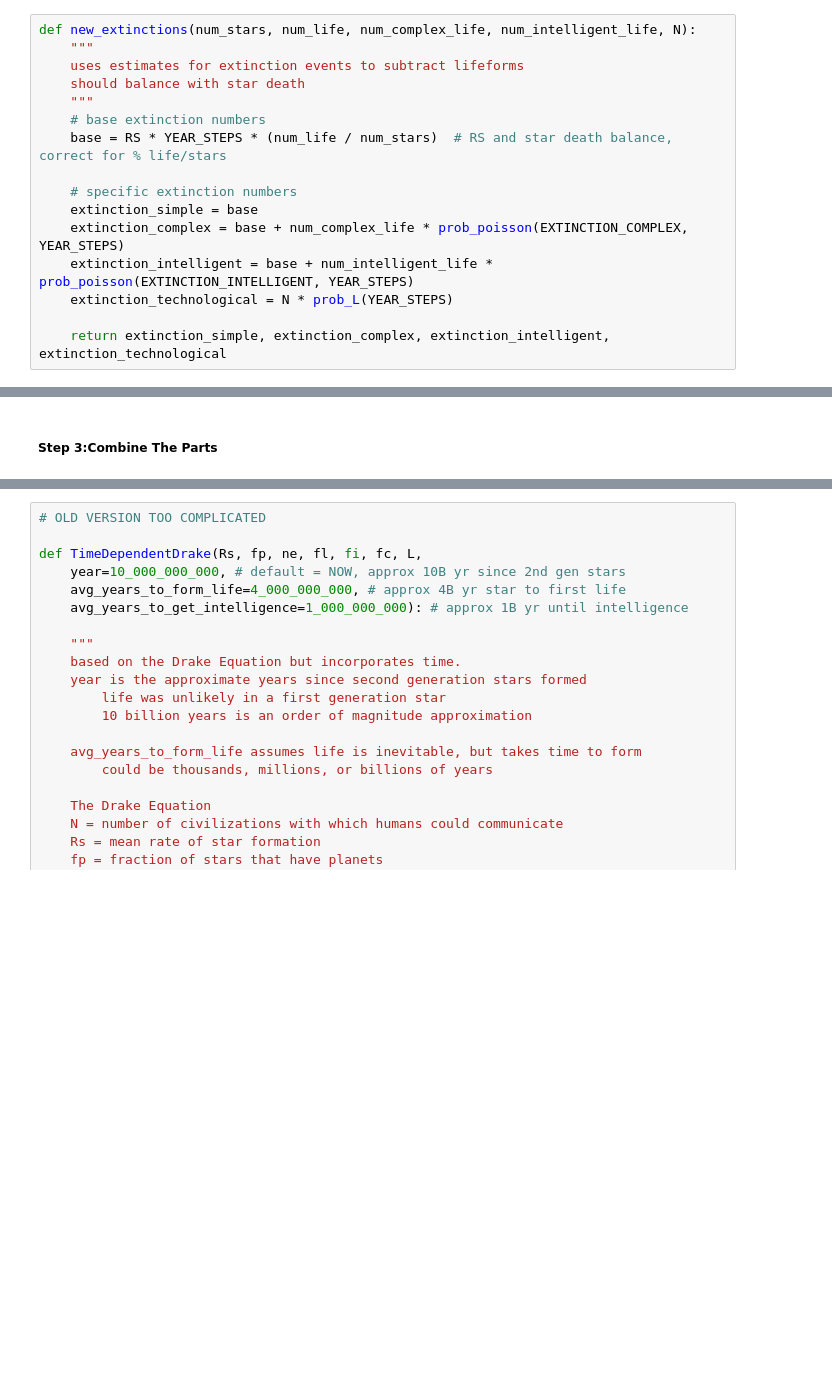
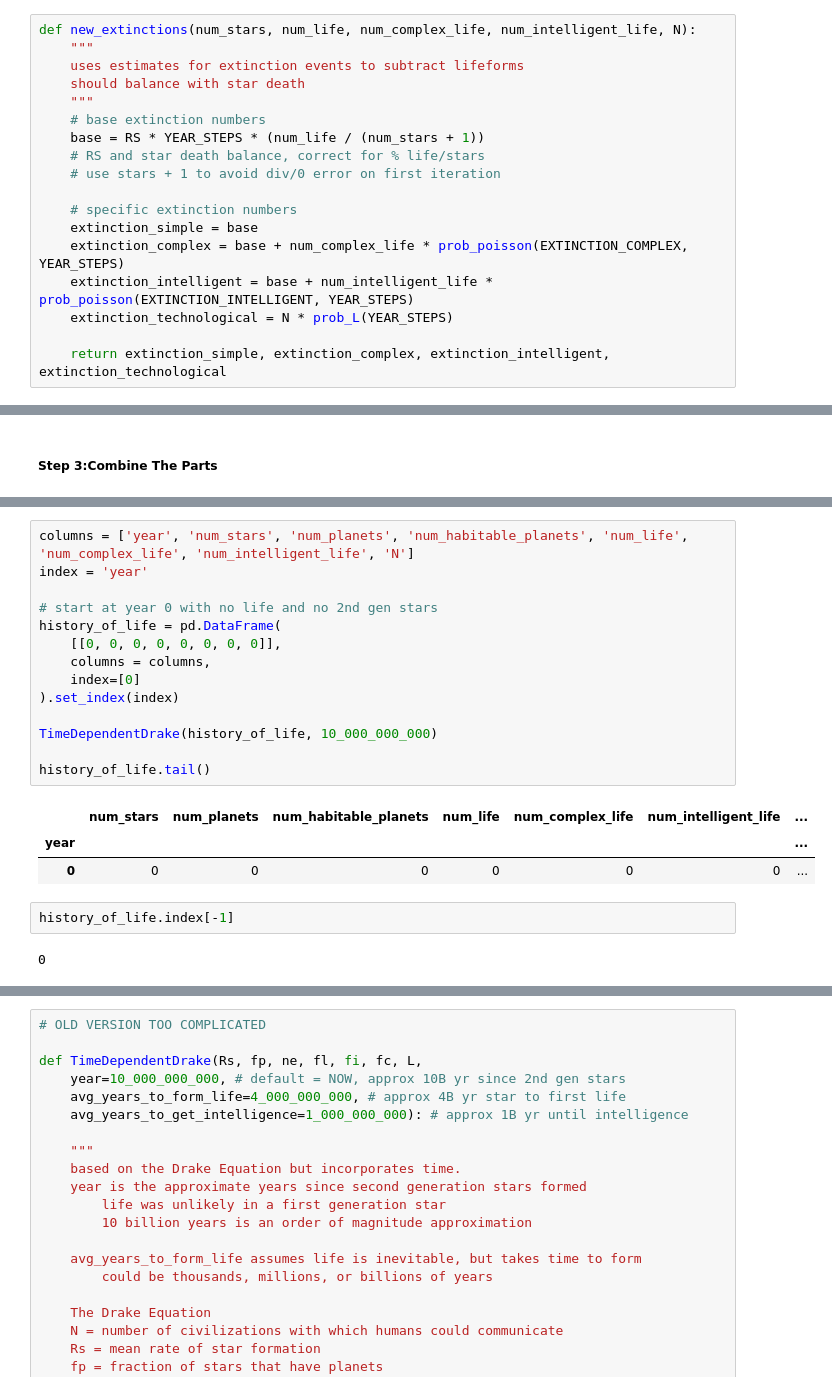
Before and after one commit to KevinCarr42/Time-Dependent-Drake-Equation, a Jupyter notebook: Time_Dependent_Drake_Equation.ipynb, the cells around one changed output, grey strips where cells are left out. Cells and saved outputs as stored; diff of their text form; blank space fills up the shorter version.

Commit message:
first buggy attempt at full algorithm

```diff
--- a/Time_Dependent_Drake_Equation.ipynb
+++ b/Time_Dependent_Drake_Equation.ipynb
@@ -242,7 +242,9 @@ def new_extinctions(num_stars, num_life, num_complex_life, num_intelligent_life,
     should balance with star death
     """
     # base extinction numbers
-    base = RS * YEAR_STEPS * (num_life / num_stars)  # RS and star death balance, correct for % life/stars
+    base = RS * YEAR_STEPS * (num_life / (num_stars + 1))
+    # RS and star death balance, correct for % life/stars
+    # use stars + 1 to avoid div/0 error on first iteration
 
     # specific extinction numbers
     extinction_simple = base
@@ -319,0 +385,22 @@ prob_L(100), prob_L(1000000), prob_L(10000)
+# %%
+columns = ['year', 'num_stars', 'num_planets', 'num_habitable_planets', 'num_life', 'num_complex_life', 'num_intelligent_life', 'N']
+index = 'year'
+
+# start at year 0 with no life and no 2nd gen stars
+history_of_life = pd.DataFrame(
+    [[0, 0, 0, 0, 0, 0, 0, 0]],
+    columns = columns,
+    index=[0]
+).set_index(index)
+
+TimeDependentDrake(history_of_life, 10_000_000_000)
+
+history_of_life.tail()
+# %% [output]
+|  | num_stars | num_planets | num_habitable_planets | num_life | num_complex_life | num_intelligent_life | ... |
+| year |  |  |  |  |  |  | ... |
+| 0 | 0 | 0 | 0 | 0 | 0 | 0 | ... |
+# %%
+history_of_life.index[-1]
+# %% [output]
+0
```
Also changed, not shown: parts of 13 cells of this notebook.
